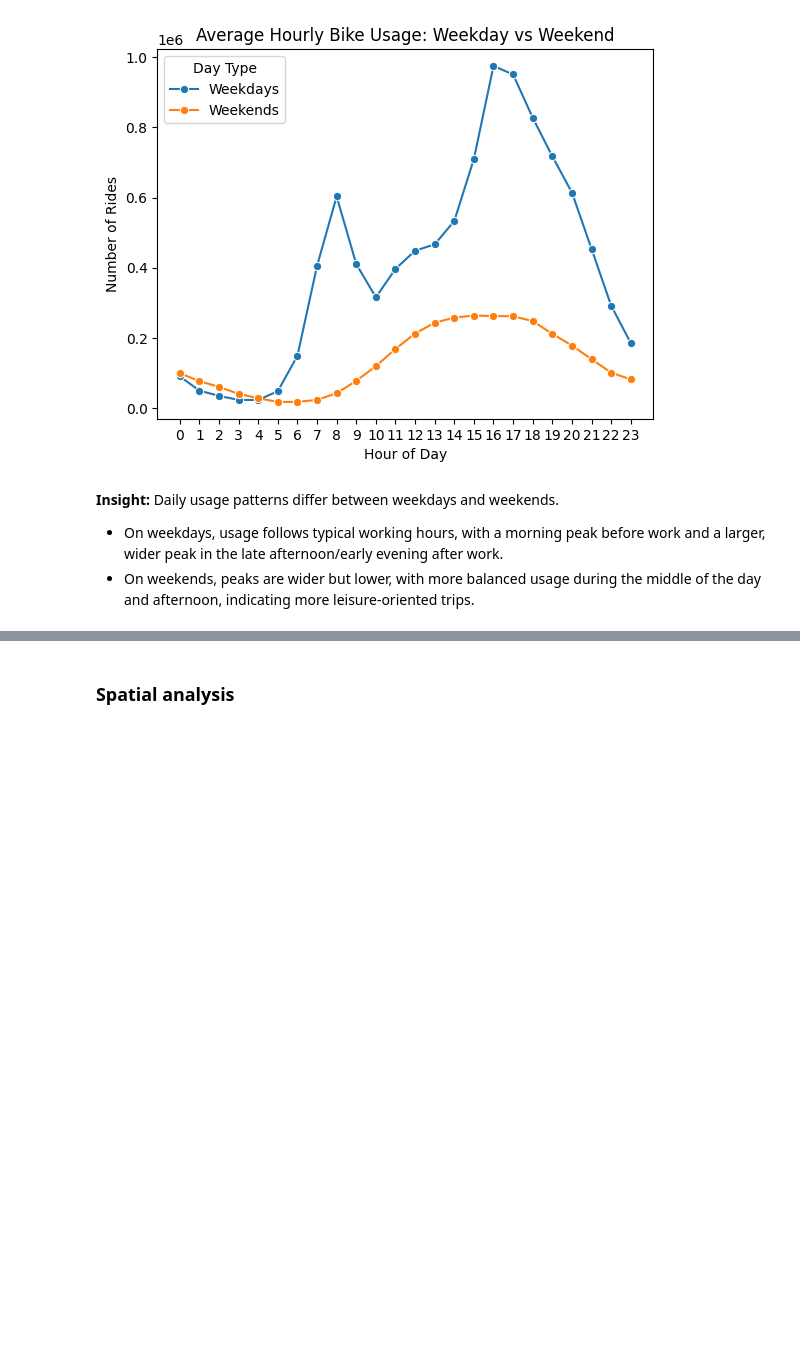
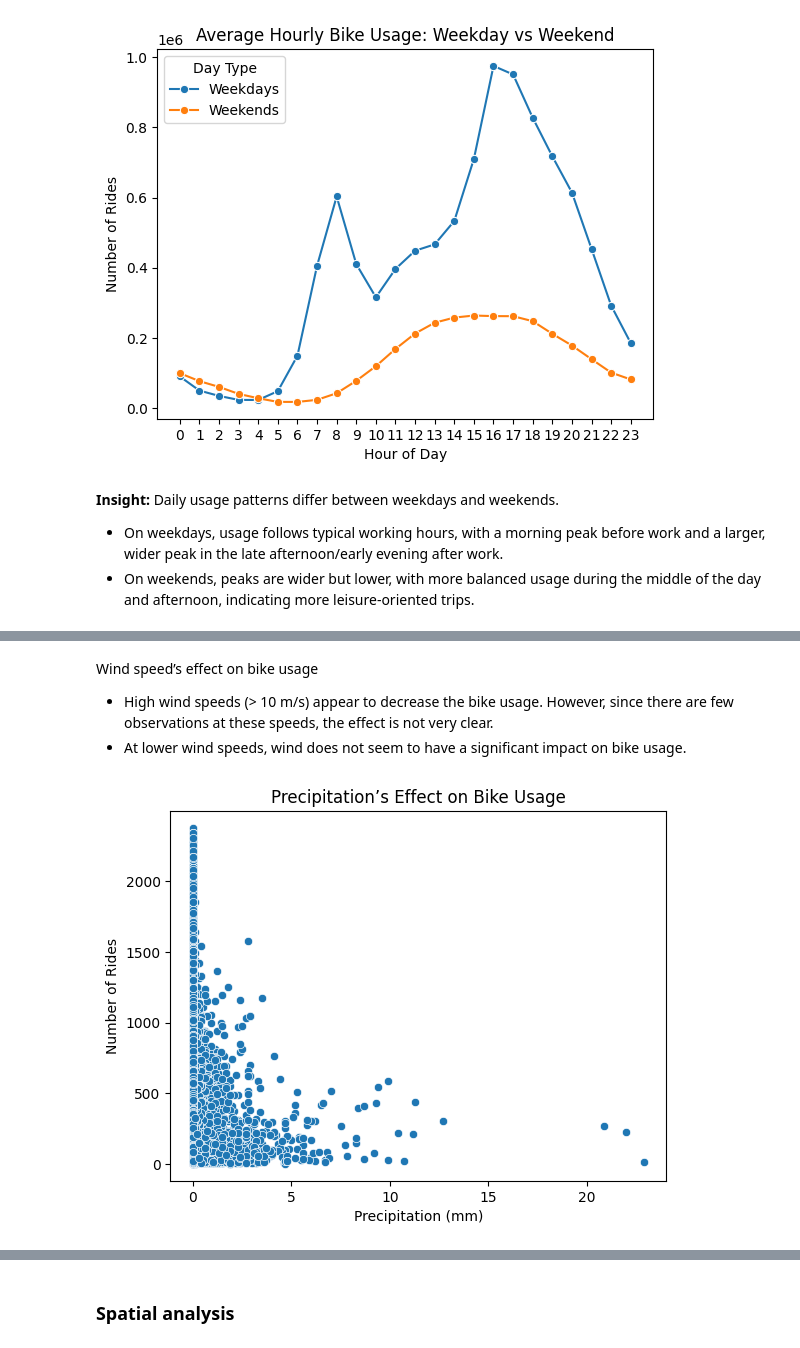
Before and after one commit to kainulj/helsinki-citybike-analysis, a Jupyter notebook: notebooks/02_eda.ipynb, the cells around one changed output, grey strips where cells are left out. Saved outputs shown, nothing was run; the diff lists cells and outputs as text; code cells hidden in the pictures; blank space fills up the shorter version.

```diff
--- a/notebooks/02_eda.ipynb
+++ b/notebooks/02_eda.ipynb
@@ -269,0 +338,12 @@ plt.show()
+# %% [markdown]
+Wind speed’s effect on bike usage
+- High wind speeds (> 10 m/s) appear to decrease the bike usage. However, since there are few observations at these speeds, the effect is not very clear.
+- At lower wind speeds, wind does not seem to have a significant impact on bike usage.
+# %%
+sns.scatterplot(x='precipitation', y='rides', data=bike_usage_weather[bike_usage_weather['precip_missing'] == 0])
+plt.xlabel('Precipitation (mm)')
+plt.ylabel('Number of Rides')
+plt.title('Precipitation’s Effect on Bike Usage')
+plt.show()
+# %% [output]
+[figure, added]
```
Also changed, not shown: parts of 14 cells of this notebook.
